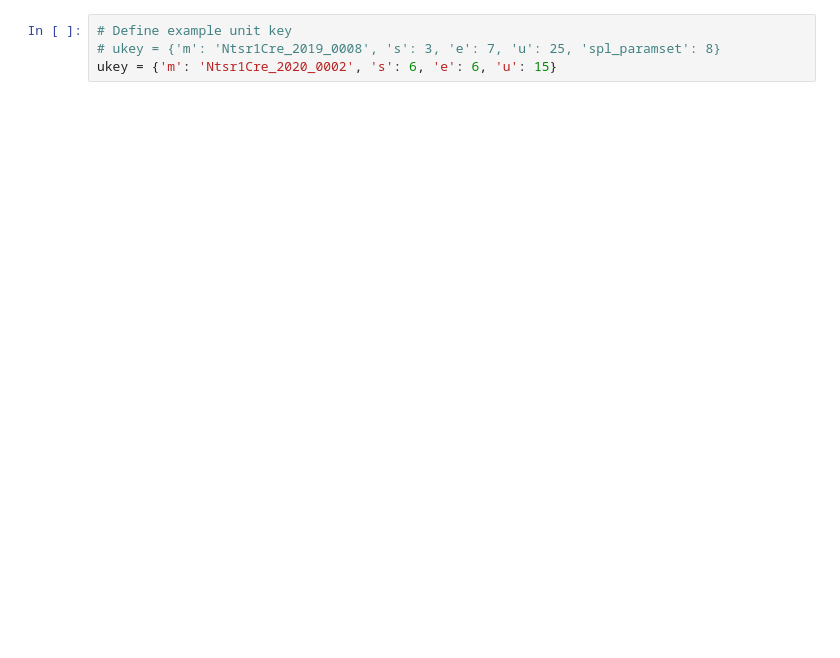
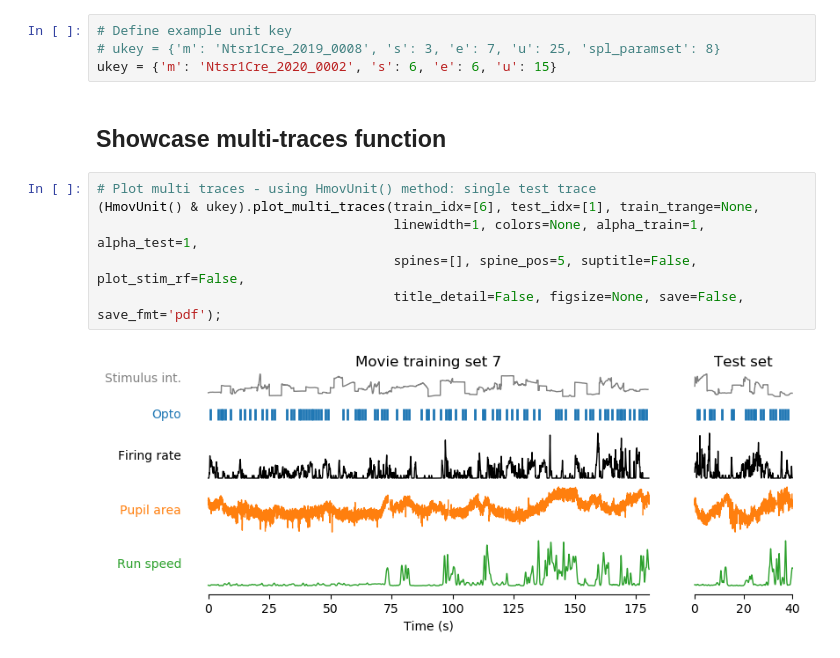
Before and after one commit to yannikbauer/hollymov_code, a Jupyter notebook: hmov_code/fig_01/plot_multi_traces.ipynb, the cells around one changed output. Cells and saved outputs as stored; diff of their text form; blank space fills up the shorter version.

```diff
--- a/hmov_code/fig_01/plot_multi_traces.ipynb
+++ b/hmov_code/fig_01/plot_multi_traces.ipynb
@@ -31,4 +34,14 @@ from djd.hmov_unit import plot_multi_traces
 # Define example unit key
 # ukey = {'m': 'Ntsr1Cre_2019_0008', 's': 3, 'e': 7, 'u': 25, 'spl_paramset': 8}
 ukey = {'m': 'Ntsr1Cre_2020_0002', 's': 6, 'e': 6, 'u': 15}
+# %% [markdown]
+## Showcase multi-traces function
+# %%
+# Plot multi traces - using HmovUnit() method: single test trace
+(HmovUnit() & ukey).plot_multi_traces(train_idx=[6], test_idx=[1], train_trange=None,
+                                      linewidth=1, colors=None, alpha_train=1, alpha_test=1,
+                                      spines=[], spine_pos=5, suptitle=False, plot_stim_rf=False,
+                                      title_detail=False, figsize=None, save=False, save_fmt='pdf');
+# %% [output]
+[figure, added]
 # %%
```
Also changed, not shown: parts of 6 cells of this notebook, 2 other files.
